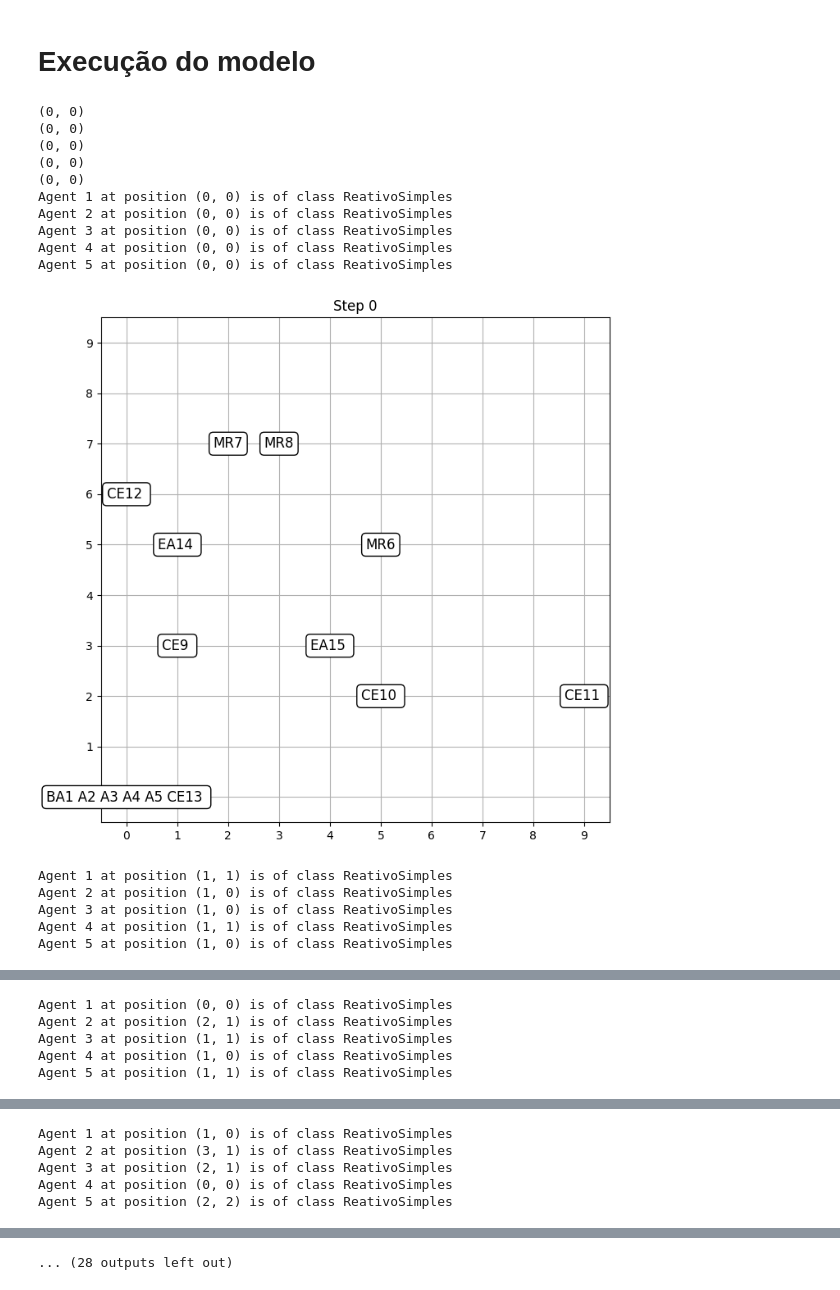
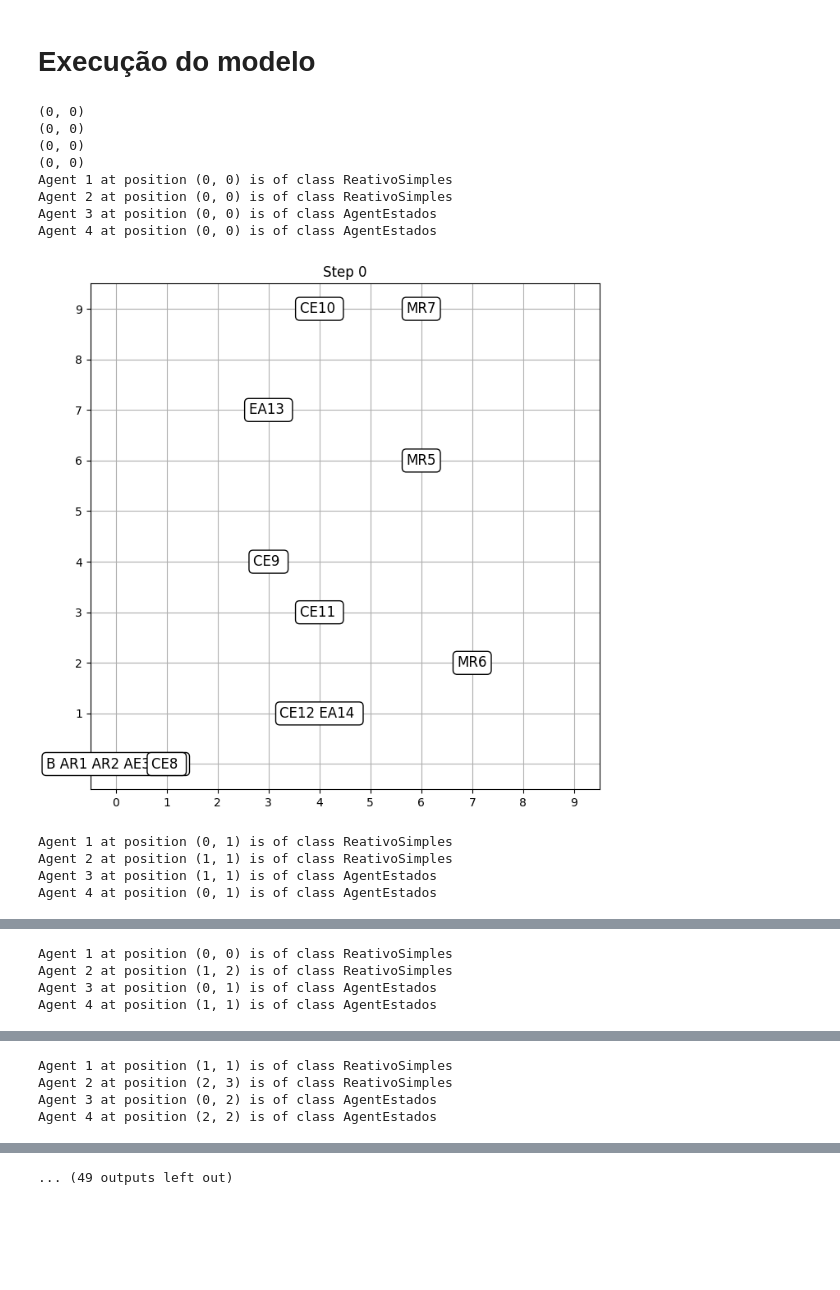
Before and after one commit to luisEscm/trabalho_1_IA, a Jupyter notebook: Projeto/trabalho_agents.ipynb, the cells around one changed output, grey strips where cells are left out. Cells and saved outputs as stored; diff of their text form; code cells hidden in the pictures; blank space fills up the shorter version.

Commit message:
atualização do agente de estados

```diff
--- a/Projeto/trabalho_agents.ipynb
+++ b/Projeto/trabalho_agents.ipynb
@@ -24,6 +24,7 @@ class ReativoSimples(Agent):
         self.has_item = False
         self.item = None
         self.contribuicao = 0
+        self.nome = "AR"
 
     def pegar_item(self, item):
         if item.type == "Cristal Energético" or item.type == "Metal Raro":
@@ -123,7 +249,8 @@ class ReativoSimples(Agent):
 # %%
 class RandomWalkModel(Model):
     def __init__(self, N, width, height,num_cristais, num_metais, num_estrutura_old, base, seed=None):
-        self.num_agents = N
+        self.num_reativosSimples = N
+        self.num_agentsEstados = N
         self.grid = MultiGrid(width, height, False)
         self.random = random.Random(seed)
         self.schedule = SimultaneousActivation(self)
@@ -137,8 +264,14 @@ class RandomWalkModel(Model):
         self.contribuicao_total = 0
 
         # Criando os agentes Reativos simples
-        for i in range(self.num_agents):
+        for i in range(self.num_reativosSimples):
             a = ReativoSimples(self)
+            self.schedule.add(a)
+            self.grid.place_agent(a, base)
+            print(a.pos)
+
+        for i in range(self.num_agentsEstados):
+            a = AgentEstados(self)
             self.schedule.add(a)
             self.grid.place_agent(a, base)
             print(a.pos)
@@ -188,27 +321,34 @@ def visualize_model(model, step_number, fig_width=10, fig_height=10):
 
     # Mark destination
     dx, dy = model.base
-    grid[dx, dy] = "B"
+    grid[dx, dy] = "B "
 
     # Add all agents to the grid
     for agent in model.schedule.agents:
         x, y = agent.pos
         agent_class = type(agent).__name__
         print(f"Agent {agent.unique_id} at position ({x}, {y}) is of class {agent_class}")
+        # Agente Reativo Simples = AR
+        # Agente baseado em EStados = AE
+        # Agente baseado em Objetivos = AO
+        # Agente Cooperativo = AC
+        # Agente BDI = AB
 
-        if isinstance(agent, ReativoSimples):
+        if isinstance(agent, ReativoSimples) or isinstance(agent, AgentEstados):
+            nome = agent.nome
+
             if agent.has_item:
                 item_carregado = agent.item
                 if item_carregado.type == "Cristal Energético":
-                    grid[x, y] += f"A{agent.unique_id}(CE)"
+                    grid[x, y] += f"{nome}{agent.unique_id}(CE)"
                 elif item_carregado.type == "Metal Raro":
-                    grid[x, y] += f"A{agent.unique_id}(MR)"
+                    grid[x, y] += f"{nome}{agent.unique_id}(MR)"
                 elif item_carregado.type == "Estrutura Antiga":
-                    grid[x, y] += f"A{agent.unique_id}(EA)"
+                    grid[x, y] += f"{nome}{agent.unique_id}(EA)"
                 else:
-                    grid[x, y] += f"A{agent.unique_id}(I)"
+                    grid[x, y] += f"{nome}{agent.unique_id}(I)"
             else:
-                grid[x, y] += f"A{agent.unique_id} "
+                grid[x, y] += f"{nome}{agent.unique_id} "
 
     # Add single items to the grid
     for item in model.items_cristal:
@@ -242,38 +382,35 @@ def visualize_model(model, step_number, fig_width=10, fig_height=10):
 # Execução do modelo
 # %%
 # Parameters
-num_agents = 5
+num_agents = 2
 width = 10
 height = 10
 num_cristais = 5
 num_metais = 3
 num_estruturas_old = 2
-num_steps = 20
+num_steps = 30
 base = (0, 0)
 
 # Create the model
 model = RandomWalkModel(num_agents, width, height, num_cristais, num_metais, num_estruturas_old, base)
 
 # Run the model and visualize each step with adjustable image size
 fig_width = 8  # Adjust figure width
 fig_height = 8  # Adjust figure height
 for step in range(num_steps):
     visualize_model(model, step, fig_width, fig_height)
     model.step()
 # %% [output]
-(0, 0)
 (0, 0)
 (0, 0)
 (0, 0)
 (0, 0)
 Agent 1 at position (0, 0) is of class ReativoSimples
 Agent 2 at position (0, 0) is of class ReativoSimples
-Agent 3 at position (0, 0) is of class ReativoSimples
-Agent 4 at position (0, 0) is of class ReativoSimples
-Agent 5 at position (0, 0) is of class ReativoSimples
+Agent 3 at position (0, 0) is of class AgentEstados
+Agent 4 at position (0, 0) is of class AgentEstados
-[figure, old version]
+[figure, new version]
-Agent 1 at position (1, 1) is of class ReativoSimples
-Agent 2 at position (1, 0) is of class ReativoSimples
-Agent 3 at position (1, 0) is of class ReativoSimples
-Agent 4 at position (1, 1) is of class ReativoSimples
-Agent 5 at position (1, 0) is of class ReativoSimples
+Agent 1 at position (0, 1) is of class ReativoSimples
+Agent 2 at position (1, 1) is of class ReativoSimples
+Agent 3 at position (1, 1) is of class AgentEstados
+Agent 4 at position (0, 1) is of class AgentEstados
@@ -281,5 +418,4 @@ Agent 5 at position (1, 0) is of class ReativoSimples
 Agent 1 at position (0, 0) is of class ReativoSimples
-Agent 2 at position (2, 1) is of class ReativoSimples
-Agent 3 at position (1, 1) is of class ReativoSimples
-Agent 4 at position (1, 0) is of class ReativoSimples
-Agent 5 at position (1, 1) is of class ReativoSimples
+Agent 2 at position (1, 2) is of class ReativoSimples
+Agent 3 at position (0, 1) is of class AgentEstados
+Agent 4 at position (1, 1) is of class AgentEstados
@@ -287,5 +423,4 @@ Agent 5 at position (1, 1) is of class ReativoSimples
-Agent 1 at position (1, 0) is of class ReativoSimples
-Agent 2 at position (3, 1) is of class ReativoSimples
-Agent 3 at position (2, 1) is of class ReativoSimples
-Agent 4 at position (0, 0) is of class ReativoSimples
-Agent 5 at position (2, 2) is of class ReativoSimples
+Agent 1 at position (1, 1) is of class ReativoSimples
+Agent 2 at position (2, 3) is of class ReativoSimples
+Agent 3 at position (0, 2) is of class AgentEstados
+Agent 4 at position (2, 2) is of class AgentEstados
@@ -305,4 +438,4 @@ Agent 5 at position (2, 2) is of class ReativoSimples
-... (28 outputs left out)
+... (49 outputs left out)
 # %%
 print(f"Contribuição total: {model.contribuicao_total}")
 for agent in model.schedule.agents:
```
Also changed, not shown: parts of 3 cells of this notebook.
